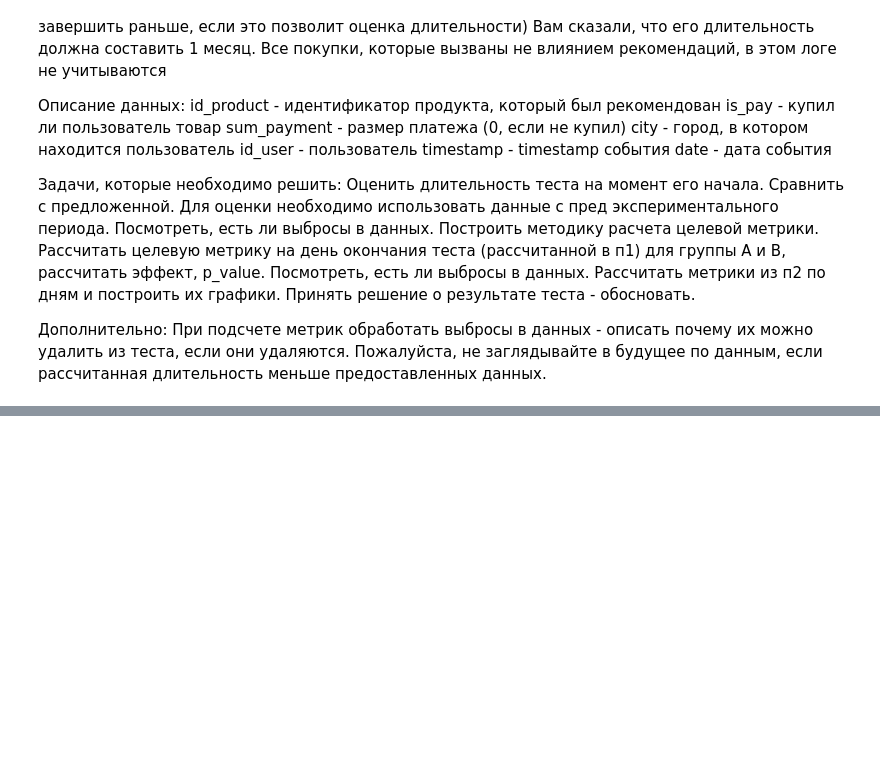
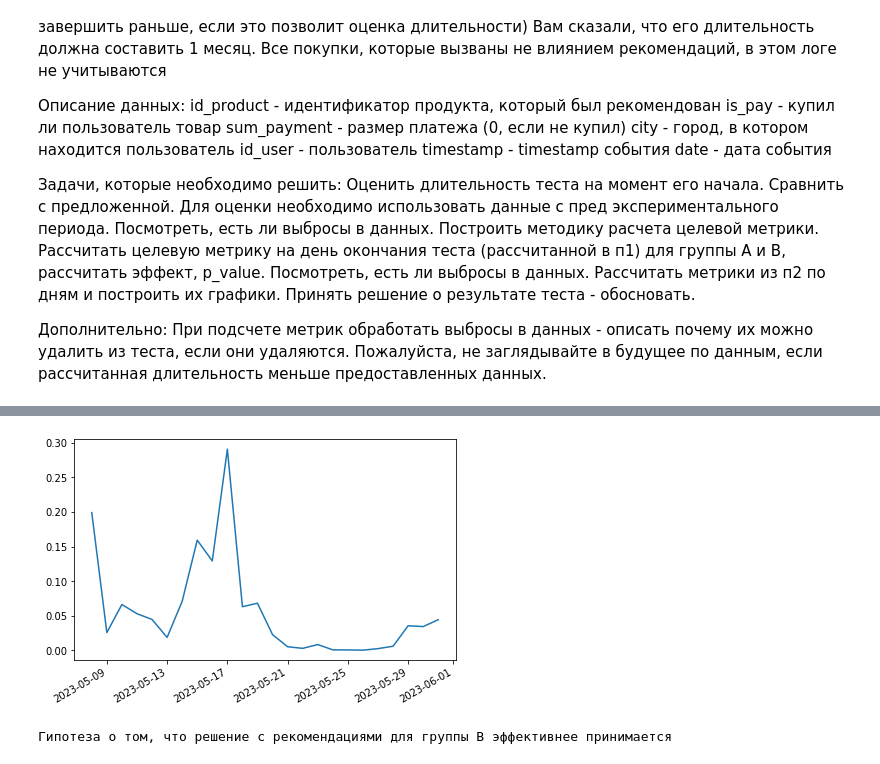
Before and after one commit to nmsonic/ab_test, a Jupyter notebook: Homework_4.ipynb, the cells around one changed output, grey strips where cells are left out. Drawn from its saved outputs; the diff is of its cells as text; code cells hidden in the pictures; blank space fills up the shorter version.

```diff
--- a/Homework_4.ipynb
+++ b/Homework_4.ipynb
@@ -112,0 +145,37 @@ See the caveats in the documentation: https://pandas.pydata.org/pandas-docs/stab
+# %%
+def ab_test(df_a, df_b):
+    start_date = max(df_a.timestamp.min(), df_b.timestamp.min()).date() + timedelta(weeks=1)
+    end_date = min(df_a.timestamp.max(), df_b.timestamp.max()).date()
+
+    dates_range = pd.date_range(start_date, end_date)
+    data = []
+
+    for date in dates_range:
+        date_lim = date - timedelta(weeks=1)
+        df_a_slice = df_a[(date >= df_a.timestamp) & (df_a.timestamp > date_lim)]
+        df_b_slice = df_b[(date >= df_b.timestamp) & (df_b.timestamp > date_lim)]
+
+        week_payments_a = calculate_week_payments(df_a_slice)
+        week_payments_b = calculate_week_payments(df_b_slice)
+
+        mean_week_payment_a = np.mean(week_payments_a)
+        mean_week_payment_b = np.mean(week_payments_b)
+
+        mean_week_payments_effect = mean_week_payment_b - mean_week_payment_a
+
+        ttest = sps.ttest_ind(week_payments_a, week_payments_b)
+        statistic, p_value = ttest.statistic, ttest.pvalue
+
+        data.append({'date': date.date(),
+                     'mean_week_payment_a': mean_week_payment_a,
+                     'mean_week_payment_b': mean_week_payment_b,
+                     'mean_week_payments_effect':mean_week_payments_effect,
+                     't-statistic': statistic,
+                     'p-value': p_value})
+
+    result = pd.DataFrame(data)
+
+    return result
+# %%
+payments = ab_test(group_A, group_B)
+payments
@@ -112,0 +200,12 @@ See the caveats in the documentation: https://pandas.pydata.org/pandas-docs/stab
+# %%
+fig, ax = plt.subplots()
+ax.plot(payments.date.values, payments['p-value'].values)
+fig.autofmt_xdate()
+plt.tight_layout()
+plt.show()
+# %% [output]
+[figure, added]
+# %%
+print('Гипотеза о том, что решение с рекомендациями для группы В эффективнее', 'принимается' if payments.tail(1)['p-value'].values[0] <= 0.05 else 'отвергается')
+# %% [output]
+Гипотеза о том, что решение с рекомендациями для группы В эффективнее принимается
```
Also changed, not shown: parts of 16 cells of this notebook.
